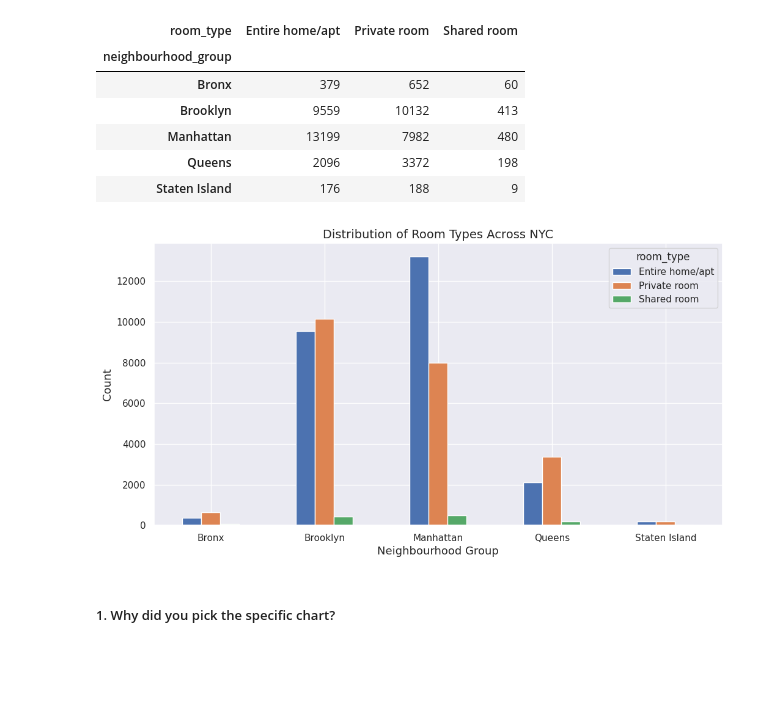
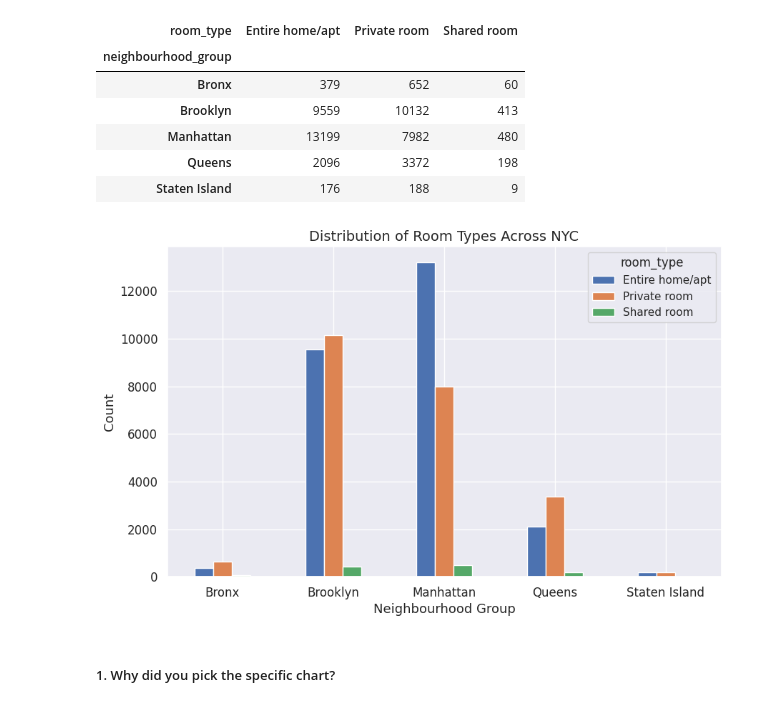
Before and after one commit to abhijain1216/Airbnb-Bookings-Analysis-EDA, a Jupyter notebook: Airbnb_Bookings_Analysis_EDA.ipynb, the cells around one changed output. Saved outputs shown, nothing was run; the diff lists cells and outputs as text; code cells hidden in the pictures; blank space fills up the shorter version.

```diff
--- a/Airbnb_Bookings_Analysis_EDA.ipynb
+++ b/Airbnb_Bookings_Analysis_EDA.ipynb
@@ -807,14 +807,15 @@ room_type_distribution
 | Staten Island | 176 | 188 | 9 |
 # %%
 # Visualiztion using bar chart
-room_type_distribution.plot(kind  = 'bar',figsize = (12,6))
+room_type_distribution.plot(kind  = 'bar',figsize = (10,6))
 plt.title('Distribution of Room Types Across NYC',fontsize=14)
 plt.ylabel('Count',fontsize=13)
 plt.xlabel('Neighbourhood Group',fontsize=13)
-plt.xticks(rotation = 0)
+plt.xticks(rotation = 0,fontsize = 12)
+plt.yticks(fontsize = 12)
 plt.show()
 # %% [output]
-[figure, old version]
+[figure, new version]
 # %% [markdown]
 ##### 1. Why did you pick the specific chart?
 # %% [markdown]
```
Also changed, not shown: parts of 33 cells of this notebook.
